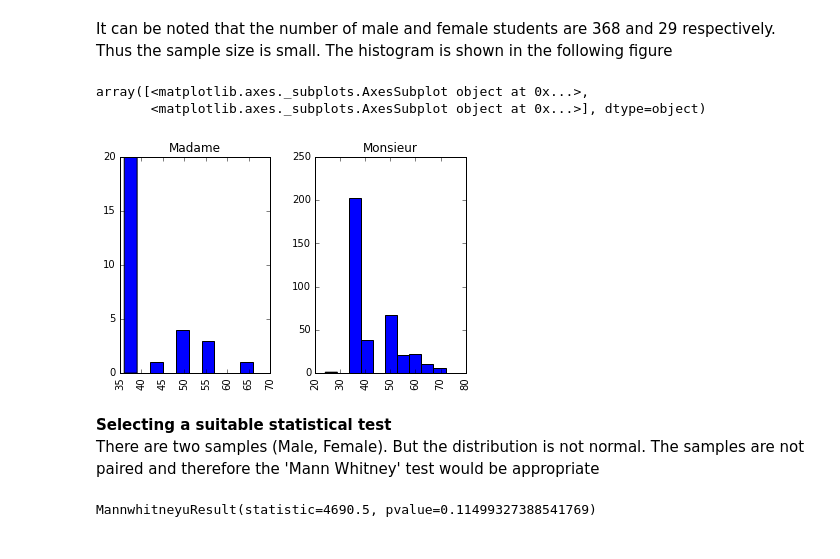
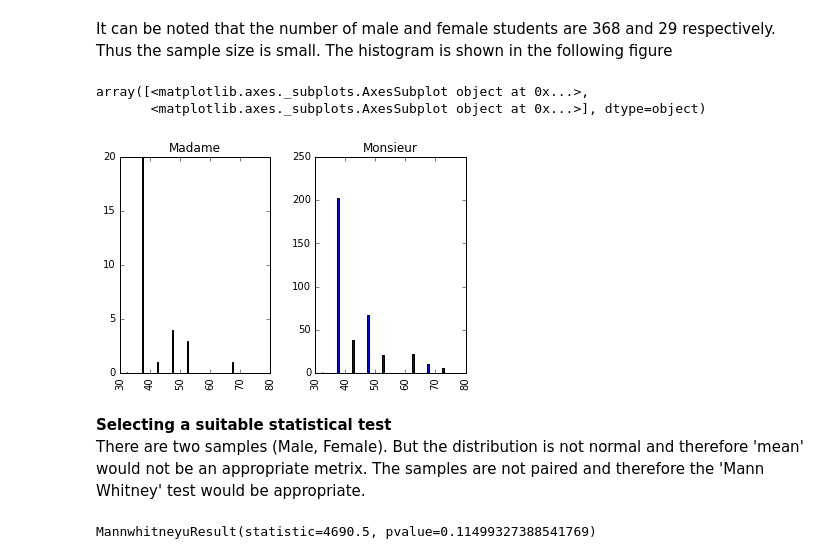
Before and after one commit to vidit09/ada-homework, a Jupyter notebook: 02 - Data from the Web/data_from_the_web.ipynb, the cells around one changed output. Saved outputs shown, nothing was run; the diff lists cells and outputs as text; code cells hidden in the pictures.

```diff
--- a/02 - Data from the Web/data_from_the_web.ipynb
+++ b/02 - Data from the Web/data_from_the_web.ipynb
@@ -156,14 +158,15 @@ bachelor_data_duration.groupby('sex').describe()
 |  | max | 72.000000 |
 # %% [markdown]
 It can be noted that the number of male and female students are 368 and 29 respectively. Thus the sample size is small. The histogram is shown in the following figure
-# %%
-bachelor_data_duration['duration'].hist(by=bachelor_data_duration['sex'])
-# %% [output]
-array([<matplotlib.axes._subplots.AxesSubplot object at 0x...>,
-       <matplotlib.axes._subplots.AxesSubplot object at 0x...>], dtype=object)
-[figure, removed]
+# %%
+bachelor_data_duration['duration'].hist(by=bachelor_data_duration['sex'],rwidth=0.1,range=(30,80),align='mid')
+#bachelor_data_duration['duration'].hist(by=bachelor_data_duration['Civilité'],rwidth=0.1,range=(30,80),align='mid')
+# %% [output]
+array([<matplotlib.axes._subplots.AxesSubplot object at 0x...>,
+       <matplotlib.axes._subplots.AxesSubplot object at 0x...>], dtype=object)
+[figure, added]
 # %% [markdown]
-<b>Selecting a suitable statistical test</b> <br> There are two samples (Male, Female). But the distribution is not normal. The samples are not paired and therefore the 'Mann Whitney' test would be appropriate
+<b>Selecting a suitable statistical test</b> <br> There are two samples (Male, Female). But the distribution is not normal and therefore 'mean' would not be an appropriate metrix. The samples are not paired and therefore the 'Mann Whitney' test would be appropriate.
 # %%
 x = bachelor_data_duration[bachelor_data_duration['sex']=='Monsieur']['duration']
 y = bachelor_data_duration[bachelor_data_duration['sex']=='Madame']['duration']
```
Also changed, not shown: parts of 15 cells of this notebook, 1 other file.
